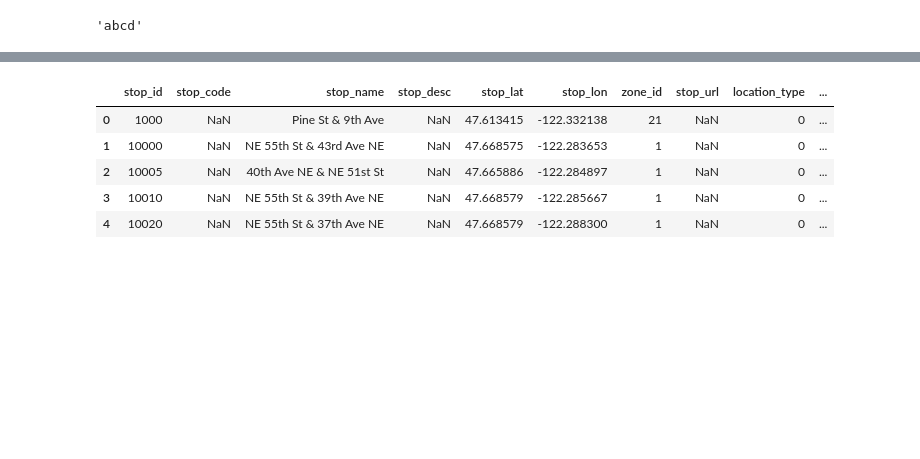
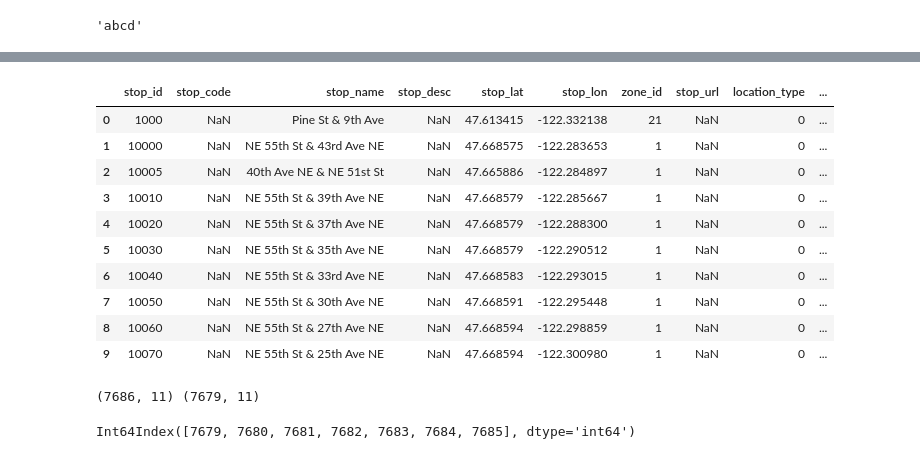
Before and after one commit to 350Seattle-Transportation-Team/gtfs-realtime, a Jupyter notebook: data_transformation/01_august_2018_analysis.ipynb, the cells around one changed output, grey strips where cells are left out. Saved outputs shown, nothing was run; the diff lists cells and outputs as text; code cells hidden in the pictures; blank space fills up the shorter version.

Commit message:
compare stops dataframes for 2 dates

```diff
--- a/data_transformation/01_august_2018_analysis.ipynb
+++ b/data_transformation/01_august_2018_analysis.ipynb
@@ -90 +90,5 @@ gtfs_aug18 = gt.GTFS('../data/source/gtfs_20180815')
+# %%
+#Initializes GTFS object with tables in given directory
+gtfs_jul18 = gt.StaticKingCountyGTFS('../data/source/gtfs_20180718', start_date='July 18, 2018')
+gtfs_aug18 = gt.StaticKingCountyGTFS('../data/source/gtfs_20180815', start_date='August 15, 2018')
 # %%
@@ -107,9 +134,22 @@ gtfs_aug18.routes.head()
 # %%
-gtfs_aug18.stops.head()
+gtfs_aug18.stops.head(10)
 # %% [output]
 |  | stop_id | stop_code | stop_name | stop_desc | stop_lat | stop_lon | zone_id | stop_url | location_type | ... |
 | 0 | 1000 | NaN | Pine St & 9th Ave | NaN | 47.613415 | -122.332138 | 21 | NaN | 0 | ... |
 | 1 | 10000 | NaN | NE 55th St & 43rd Ave NE | NaN | 47.668575 | -122.283653 | 1 | NaN | 0 | ... |
 | 2 | 10005 | NaN | 40th Ave NE & NE 51st St | NaN | 47.665886 | -122.284897 | 1 | NaN | 0 | ... |
 | 3 | 10010 | NaN | NE 55th St & 39th Ave NE | NaN | 47.668579 | -122.285667 | 1 | NaN | 0 | ... |
 | 4 | 10020 | NaN | NE 55th St & 37th Ave NE | NaN | 47.668579 | -122.288300 | 1 | NaN | 0 | ... |
+| 5 | 10030 | NaN | NE 55th St & 35th Ave NE | NaN | 47.668579 | -122.290512 | 1 | NaN | 0 | ... |
+| 6 | 10040 | NaN | NE 55th St & 33rd Ave NE | NaN | 47.668583 | -122.293015 | 1 | NaN | 0 | ... |
+| 7 | 10050 | NaN | NE 55th St & 30th Ave NE | NaN | 47.668591 | -122.295448 | 1 | NaN | 0 | ... |
+| 8 | 10060 | NaN | NE 55th St & 27th Ave NE | NaN | 47.668594 | -122.298859 | 1 | NaN | 0 | ... |
+| 9 | 10070 | NaN | NE 55th St & 25th Ave NE | NaN | 47.668594 | -122.300980 | 1 | NaN | 0 | ... |
+# %%
+print(gtfs_jul18.stops.shape, gtfs_aug18.stops.shape)
+# %% [output]
+(7686, 11) (7679, 11)
+# %%
+gtfs_jul18.stops.index.symmetric_difference(gtfs_aug18.stops.index)
+# %% [output]
+Int64Index([7679, 7680, 7681, 7682, 7683, 7684, 7685], dtype='int64')
```
Also changed, not shown: parts of 13 cells of this notebook, 1 other file.
